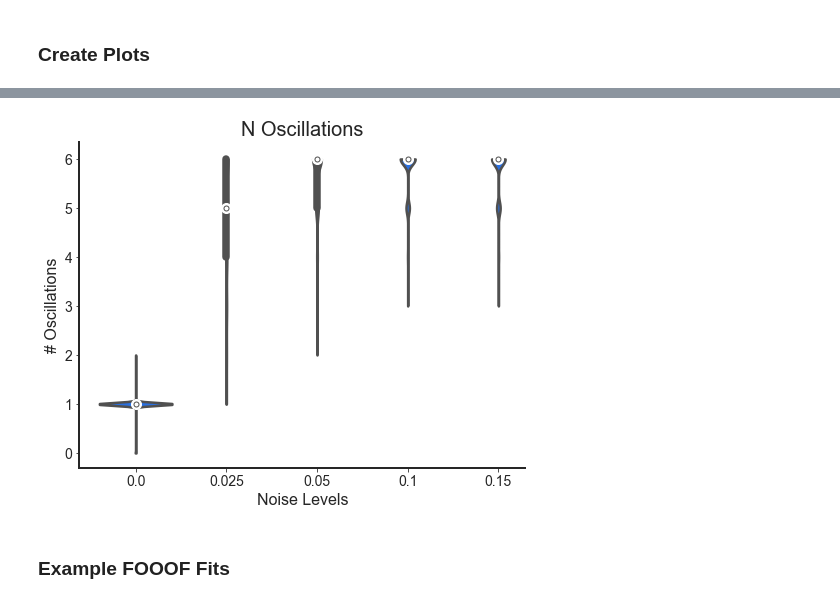
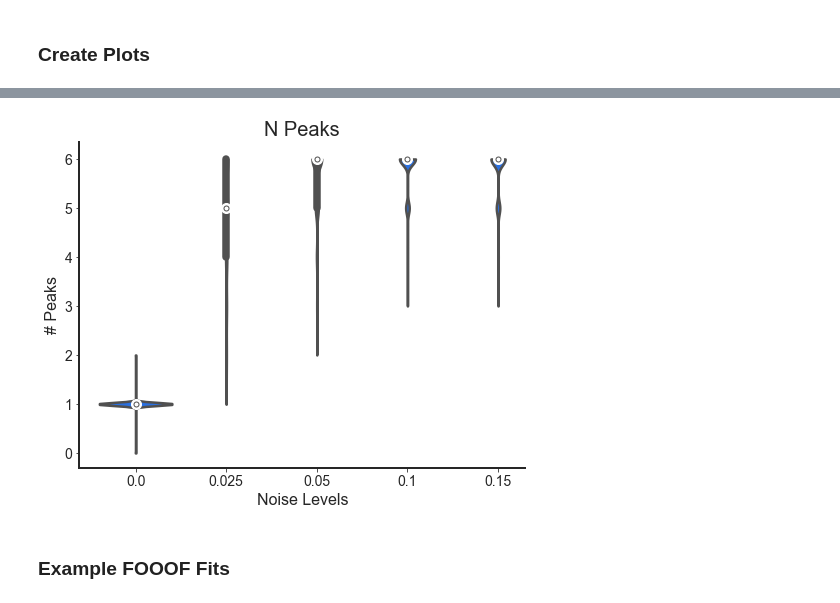
Before and after one commit to TomDonoghue/SIMparam, a Jupyter notebook: notebooks/01-OnePeakSims.ipynb, the cells around one changed output, grey strips where cells are left out. Cells and saved outputs as stored; diff of their text form; code cells hidden in the pictures.

```diff
--- a/notebooks/01-OnePeakSims.ipynb
+++ b/notebooks/01-OnePeakSims.ipynb
@@ -67,17 +64,17 @@ if GEN_SIMS:
     # Initialize data stores
     freqs = np.empty(shape=n_freqs)
     psds = np.empty(shape=[n_nlvs, n_psds, n_freqs])
-    op_sim_params = [None] * n_nlvs
+    sim_params = [None] * n_nlvs
 
     # Generate simulated power spectra
     for n_ind, nlv in enumerate(nlvs):
-        freqs, psds[n_ind, :, :], op_sim_params[n_ind] = \
+        freqs, psds[n_ind, :, :], sim_params[n_ind] = \
             gen_group_power_spectra(n_psds, F_RANGE, aps, peaks, nlv, F_RES)
 
     # Save out generated simulations & parameter definitions
     np.savez(DATA_PATH + data_name + '.npz', freqs, psds)
     with open(DATA_PATH + data_name + '.p', 'wb') as f_obj:
-        pickle.dump(op_sim_params, f_obj)
+        pickle.dump(sim_params, f_obj)
 
 else:
 
@@ -85,7 +82,7 @@ else:
     temp = np.load(DATA_PATH + data_name + '.npz')
     freqs, psds = temp['arr_0'], temp['arr_1']
     with open(DATA_PATH + data_name + '.p', 'rb') as f_obj:
-        op_sim_params = pickle.load(f_obj)
+        sim_params = pickle.load(f_obj)
 
 # Check shape
 print('n_nlvs, n_spectra, n_freqs : ', psds.shape)
@@ -124,10 +121,10 @@ Empirical NLV Values:
 ### Fit Power Spectra with FOOOF
 # %%
 # Initialize FOOOFGroup to test with
-op_fg = FOOOFGroup(peak_width_limits=[1, 6], max_n_peaks=6, verbose=False)
+fg = FOOOFGroup(peak_width_limits=[1, 6], max_n_peaks=6, verbose=False)
 
 # Print out settings used for fitting simulated power spectra - one peak
-op_fg.print_settings()
+fg.print_settings()
 # %% [output]
 ==================================================================================================
 
@@ -142,7 +139,7 @@ op_fg.print_settings()
 ==================================================================================================
 # %%
 # Fit power spectra - same FOOOF settings across each group of simulated power spectra
-op_fgs = fit_fooof_group_3d(op_fg, freqs, psds)
+fgs = fit_fooof_group_3d(fg, freqs, psds)
 # %%
 # # Alternatively:
 # # Fit power spectra - adapting FOOOF settings for each group of simulated power spectra
@@ -155,4 +152,4 @@ op_fgs = fit_fooof_group_3d(op_fg, freqs, psds)
 ### Extract FOOOF fit Data
 # %%
 # Extract data of interest from FOOOF fits
-osc_fits, ap_fits, err_fits, r2_fits, n_oscs = get_fit_data(op_fgs)
+peak_fits, ap_fits, err_fits, r2_fits, n_peaks = get_fit_data(fgs)
@@ -267,6 +292,6 @@ plot_errors_violin(r2_fits, 'R2', y_label='R^2', plt_log=False,
 # %%
-# Plot the number of fit oscillations across noise levels
-plot_errors_violin(n_oscs, 'N Oscillations', y_label='# Oscillations',
+# Plot the number of fit peak across noise levels
+plot_errors_violin(n_peaks, 'N Peaks', y_label='# Peaks',
                    save_fig=SAVE_FIG, save_name='1Peak_#Oscs')
 # %% [output]
-[figure, old version]
+[figure, new version]
```
Also changed, not shown: parts of 31 cells of this notebook, 2 other files.
